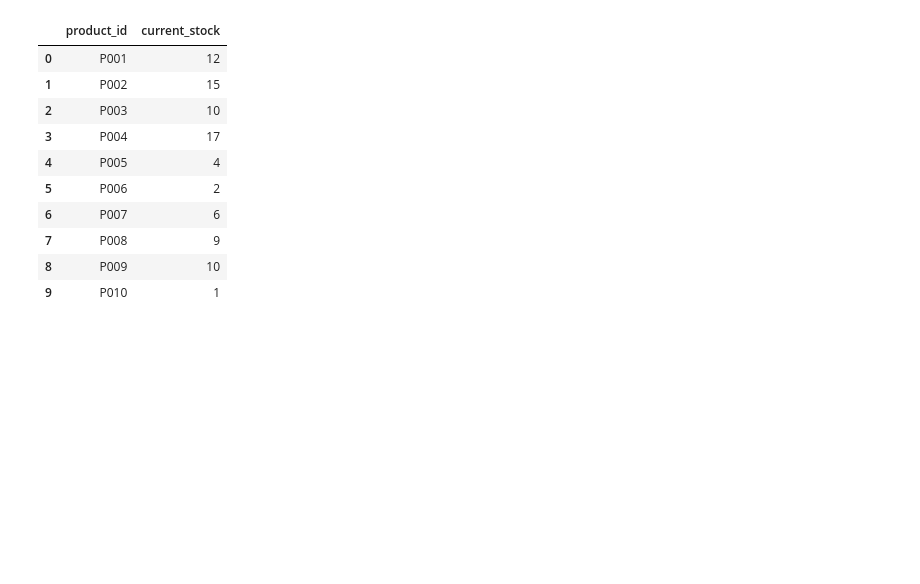
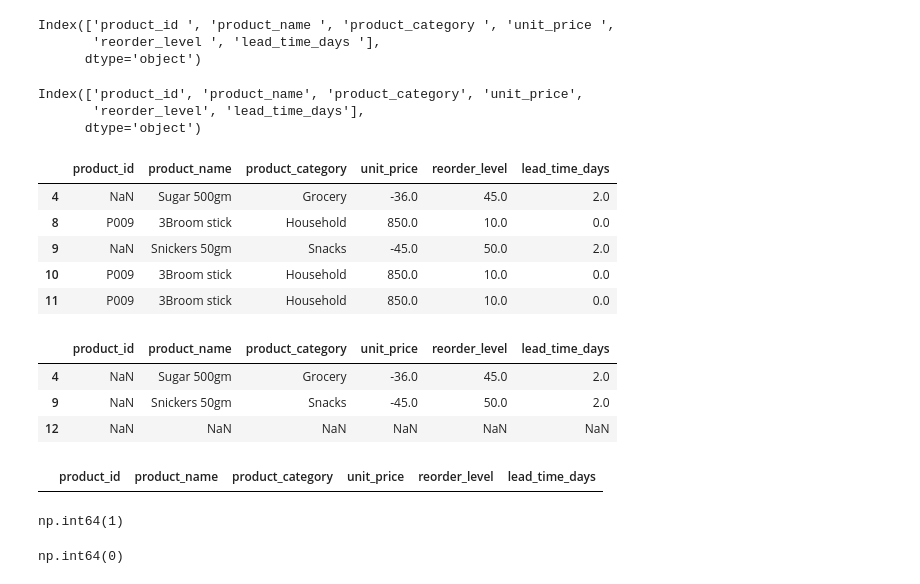
Before and after one commit to vikash122005/smart-inventory-management, a Jupyter notebook: src/Untitled.ipynb, the cells around one changed output. Cells and saved outputs as stored; diff of their text form; code cells hidden in the pictures; blank space fills up the shorter version.

Commit message:
Data cleaning for Products and Sales data

```diff
--- a/src/Untitled.ipynb
+++ b/src/Untitled.ipynb
@@ -204,14 +3,46 @@ bad_data_inventory = pd.read_csv("C:/Users/admin/OneDrive/Desktop/smart-inventor
-# %%
-bad_data_inventory[bad_data_inventory["current_stock "] > 0]
-# %% [output]
-|  | product_id | current_stock |
-| 0 | P001 | 12 |
-| 1 | P002 | 15 |
-| 2 | P003 | 10 |
-| 3 | P004 | 17 |
-| 4 | P005 | 4 |
-| 5 | P006 | 2 |
-| 6 | P007 | 6 |
-| 7 | P008 | 9 |
-| 8 | P009 | 10 |
-| 9 | P010 | 1 |
+# %%
+###Reading the csv file
+bad_products = pd.read_csv("C:/Users/admin/OneDrive/Desktop/smart-inventory/data/raw/Sample bad/Products.csv")
+# %%
+bad_products.columns
+# %% [output]
+Index(['product_id ', 'product_name ', 'product_category ', 'unit_price ',
+       'reorder_level ', 'lead_time_days '],
+      dtype='object')
+# %%
+###Cleaning rows with end white space
+bad_products.columns = bad_products.columns.str.strip()
+# %%
+bad_products.columns
+# %% [output]
+Index(['product_id', 'product_name', 'product_category', 'unit_price',
+       'reorder_level', 'lead_time_days'],
+      dtype='object')
+# %%
+###checking duplicates
+bad_products[bad_products['product_id'].duplicated(keep = False)]
+# %% [output]
+|  | product_id | product_name | product_category | unit_price | reorder_level | lead_time_days |
+| 4 | NaN | Sugar 500gm | Grocery | -36.0 | 45.0 | 2.0 |
+| 8 | P009 | 3Broom stick | Household | 850.0 | 10.0 | 0.0 |
+| 9 | NaN | Snickers 50gm | Snacks | -45.0 | 50.0 | 2.0 |
+| 10 | P009 | 3Broom stick | Household | 850.0 | 10.0 | 0.0 |
+| 11 | P009 | 3Broom stick | Household | 850.0 | 10.0 | 0.0 |
+# %%
+###Missing product ID's
+bad_products[bad_products['product_id'].isnull()]
+# %% [output]
+|  | product_id | product_name | product_category | unit_price | reorder_level | lead_time_days |
+| 4 | NaN | Sugar 500gm | Grocery | -36.0 | 45.0 | 2.0 |
+| 9 | NaN | Snickers 50gm | Snacks | -45.0 | 50.0 | 2.0 |
+| 12 | NaN | NaN | NaN | NaN | NaN | NaN |
+# %%
+###Null values in Products name
+bad_products[bad_products['product_name'].isnull()]
+# %% [output]
+|  | product_id | product_name | product_category | unit_price | reorder_level | lead_time_days |
+# %%
+###To check if all rows are NULL
+bad_products.isnull().all(axis = 1).sum()
+# %% [output]
+np.int64(1)
@@ -217,0 +52,5 @@ bad_data_inventory[bad_data_inventory["current_stock "] > 0]
+# %%
+###To check if all rows are NULL
+bad_products.isnull().all(axis = 1).sum()
+# %% [output]
+np.int64(0)
```
Also changed, not shown: parts of 63 cells of this notebook.
